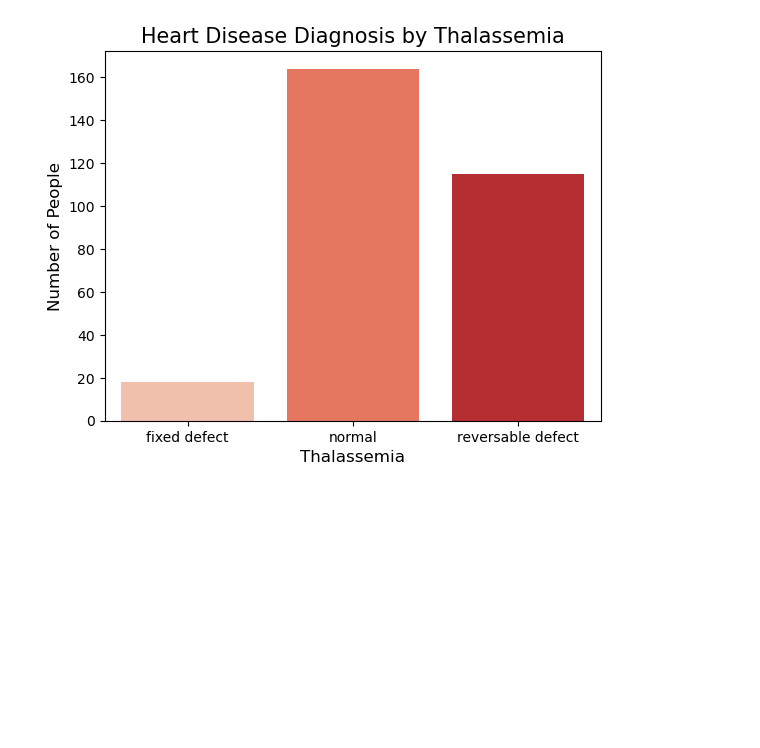
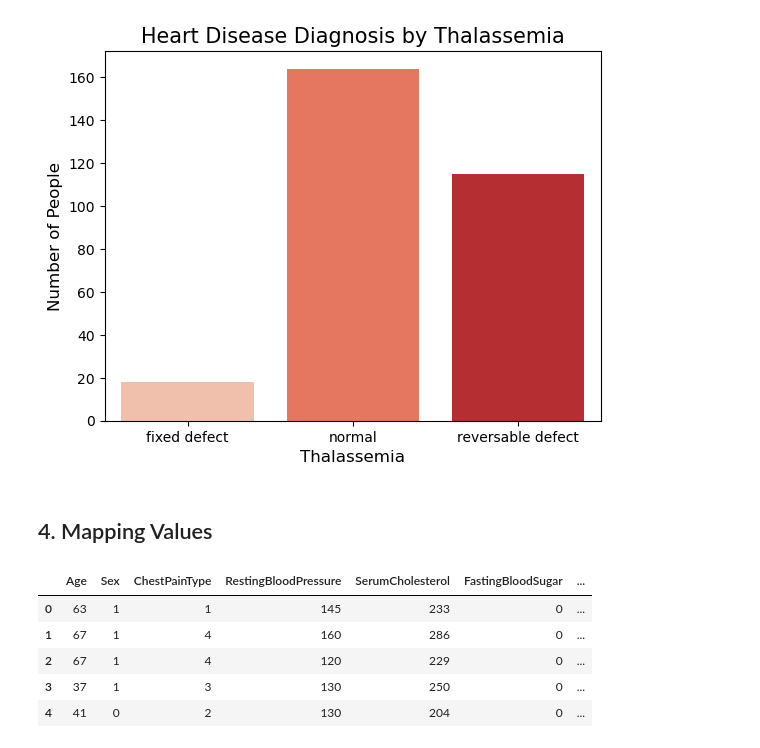
Before and after one commit to SwetaReddy30/Cleveland-Heart-Disease-Prediction-, a Jupyter notebook: Heart_Disease_Prediction.ipynb, the cells around one changed output. Drawn from its saved outputs; the diff is of its cells as text; code cells hidden in the pictures; blank space fills up the shorter version.

Commit message:
Done mapping of values.

```diff
--- a/Heart_Disease_Prediction.ipynb
+++ b/Heart_Disease_Prediction.ipynb
@@ -342,3 +344,39 @@ plt.ylabel('Number of People',fontsize = 12)
 # %% [output]
 Text(0, 0.5, 'Number of People')
 [figure]
+# %% [markdown]
+## 4. Mapping Values
+# %%
+# 'FastingBloodSugar' values
+cleveland_data['FastingBloodSugar'] = cleveland_data['FastingBloodSugar'].replace({True : 1,False:0})
+
+# 'ExerciseInducedAngina'
+cleveland_data['ExerciseInducedAngina'] = cleveland_data['ExerciseInducedAngina'].replace({True : 1,False:0})
+
+# 'Sex'
+cleveland_data['Sex'] = cleveland_data['Sex'].replace({'Male' : 1,'Female':0})
+
+# 'ChestPainType'
+cleveland_data['ChestPainType'] = cleveland_data['ChestPainType'].replace({'typical angina':1,'atypical angina':2,'non-anginal':3,'asymptomatic':4})
+
+# 'RestingECG'
+cleveland_data['RestingECG'] = cleveland_data['RestingECG'].replace({'lv hypertrophy':2,'normal':0,'st-t abnormality':1})
+
+# 'SlopeSTSegment'
+cleveland_data['SlopeSTSegment'] = cleveland_data['SlopeSTSegment'].replace({'upsloping':1,'downsloping':3,'flat':2})
+
+# 'Thalassemia'
+cleveland_data['Thalassemia'] = cleveland_data['Thalassemia'].replace({'normal':3,'fixed defect':6,'reversable defect':7})
+
+# Replace values >= 120 with 1, and values < 120 with 0
+cleveland_data['FastingBloodSugar'] = cleveland_data['FastingBloodSugar'].apply(lambda x: 1 if x >= 120 else 0)
+
+# Printing the dataset
+cleveland_data.head()
+# %% [output]
+|  | Age | Sex | ChestPainType | RestingBloodPressure | SerumCholesterol | FastingBloodSugar | ... |
+| 0 | 63 | 1 | 1 | 145 | 233 | 0 | ... |
+| 1 | 67 | 1 | 4 | 160 | 286 | 0 | ... |
+| 2 | 67 | 1 | 4 | 120 | 229 | 0 | ... |
+| 3 | 37 | 1 | 3 | 130 | 250 | 0 | ... |
+| 4 | 41 | 0 | 2 | 130 | 204 | 0 | ... |
```
Also changed, not shown: parts of 2 cells of this notebook.
